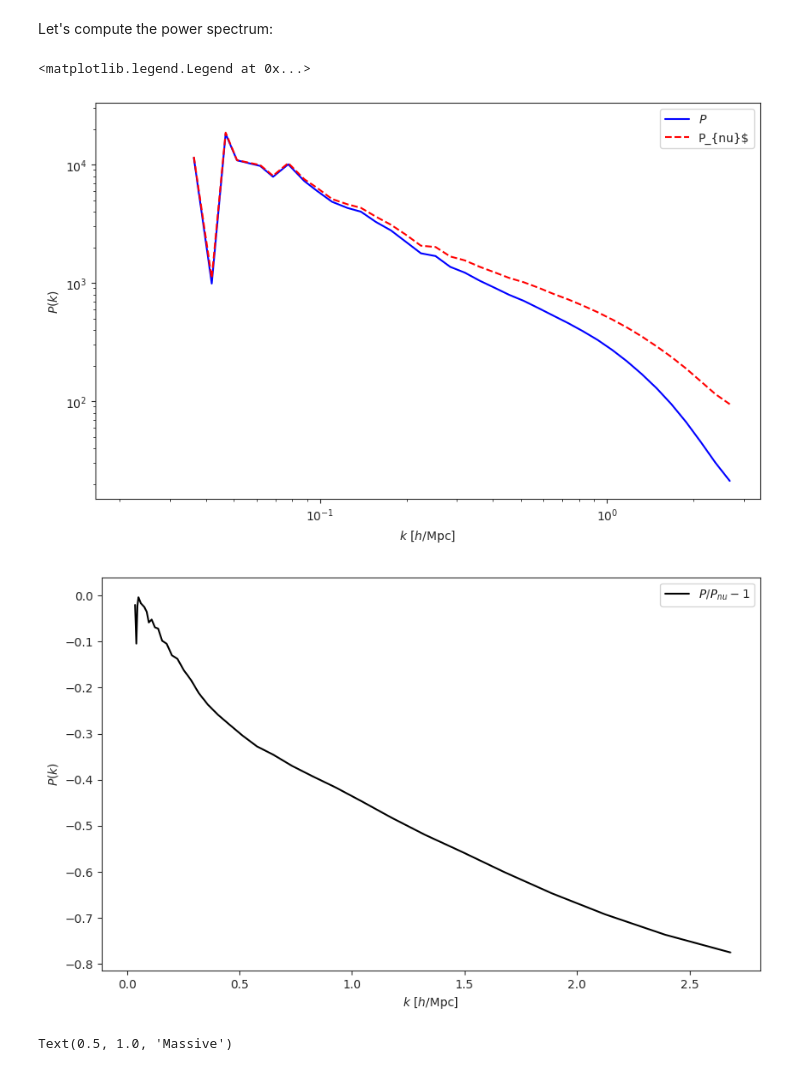
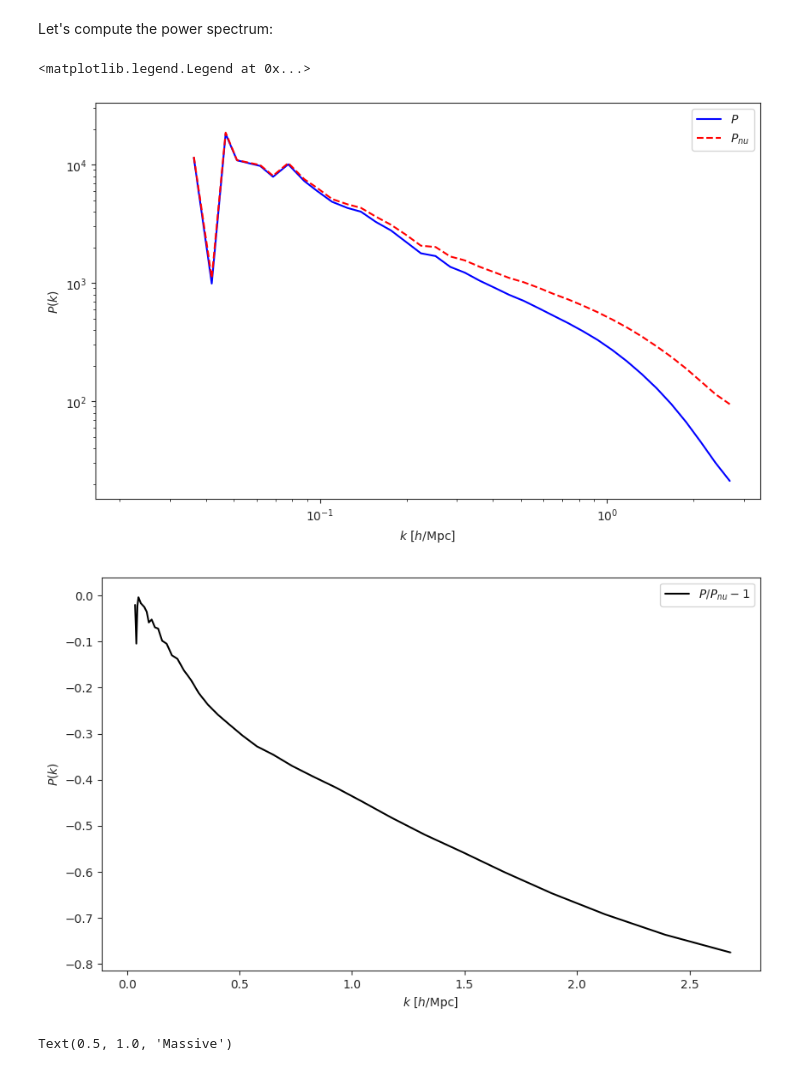
Before and after one commit to Xantyos13/DISCO-DJ, a Jupyter notebook: Neutrinos/disco_dj_3d_neutrinos.ipynb, the cells around one changed output. Saved outputs shown, nothing was run; the diff lists cells and outputs as text; code cells hidden in the pictures.

```diff
--- a/Neutrinos/disco_dj_3d_neutrinos.ipynb
+++ b/Neutrinos/disco_dj_3d_neutrinos.ipynb
@@ -67,8 +66,8 @@ boxsize = 300.0  # in Mpc/h
 res = 128  # the particles live on a Lagrangrian grid of resolution (res)^dim
 # %%
 # Define DISCO-DJ object
-dj = DiscoDJnu(dim=dim, res=res, name=name, device=device, precision=precision, boxsize=boxsize, cosmo=cosmo)
-dj_nu = DiscoDJnu(dim=dim, res=res, name=name, device=device, precision=precision, boxsize=boxsize, cosmo=cosmo_nu)
+dj = DiscoDJ(dim=dim, res=res, name=name, device=device, precision=precision, boxsize=boxsize, cosmo=cosmo)
+dj_nu = DiscoDJ(dim=dim, res=res, name=name, device=device, precision=precision, boxsize=boxsize, cosmo=cosmo_nu)
 print(dj)
 print("##########3")
 print(dj_nu)
@@ -178,19 +177,19 @@ k_nu, Pk_nu, _ = dj_nu.evaluate_power_spectrum(delta_sim_nu, bins=dj.res//3, dec
 # %%
 plt.figure(figsize=(10, 6))
 plt.loglog(k, Pk,color='blue', label="$P$")
-plt.loglog(k, Pk_nu, 'r--', label="P_{nu}$")
+plt.loglog(k, Pk_nu, 'r--', label="$P_{nu}$")
 plt.xlabel(r"$k$ [$h$/Mpc]")
 plt.ylabel(r"$P(k)$")
 plt.legend(fontsize=10)
 
 plt.figure(figsize=(10, 6))
 plt.plot(k, Pk/Pk_nu -1, "k-", label="$P/P_{nu}-1$")
 plt.xlabel(r"$k$ [$h$/Mpc]")
 plt.ylabel(r"$P(k)$")
 plt.legend(fontsize=10)
 # %% [output]
 <matplotlib.legend.Legend at 0x...>
-[figure, old version]
+[figure, new version]
 [figure]
 # %%
 fig, axs = plt.subplots(1, 3, figsize=(16, 8))
```
Also changed, not shown: parts of 1 cell of this notebook, 5 other files.
